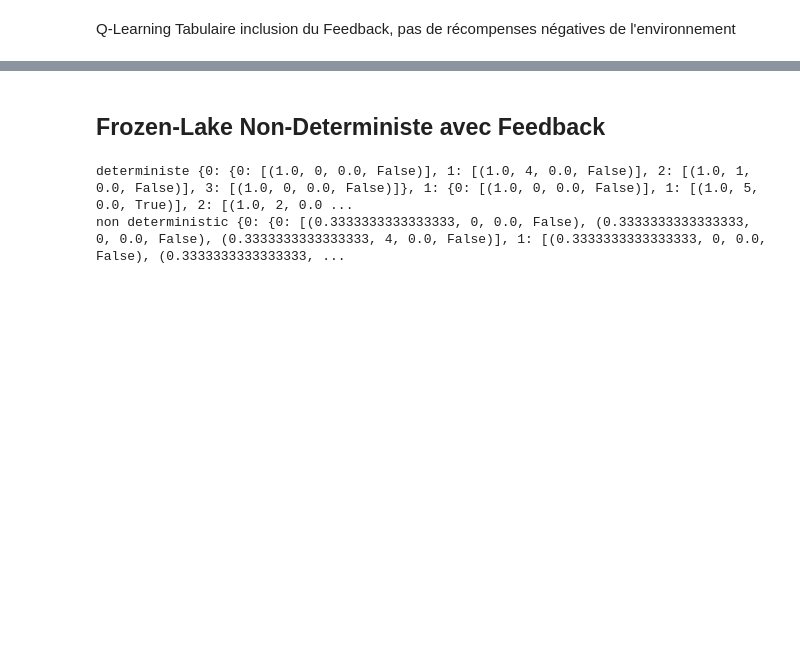
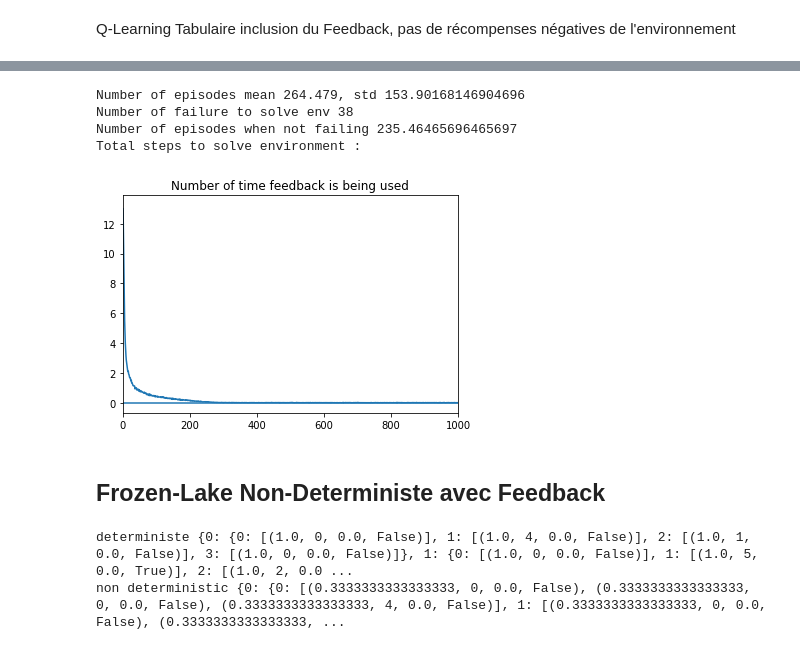
Before and after one commit to Mathieu-Seurin/safe_frozen_lake, a Jupyter notebook: test_safe.ipynb, the cells around one changed output, grey strips where cells are left out. Drawn from its saved outputs; the diff is of its cells as text; code cells hidden in the pictures; blank space fills up the shorter version.

```diff
--- a/test_safe.ipynb
+++ b/test_safe.ipynb
@@ -318,3 +415,19 @@ Number of episodes when not failing 7.787692307692308
+# %%
+gamma = 0.99
+expected_exploration_steps = 3000
+margin=0.2
+lr=0.7
+
+algo = lambda : TabQLearningControlerFeedback(16, 4, gamma=gamma, lr=lr, expected_exploration_steps=expected_exploration_steps, margin=margin)
+game = FrozenLakeEnvStop(is_slippery=False, reward_when_falling=0)
+
+run_multiple_expe(algo, game, n_expe=1000)
+# %% [output]
+Number of episodes mean 264.479, std 153.90168146904696
+Number of failure to solve env 38
+Number of episodes when not failing 235.46465696465697
+Total steps to solve environment :
+[figure, added]
 # %% [markdown]
 Frozen-Lake Non-Deterministe avec Feedback
 -------------------
```
Also changed, not shown: parts of 7 cells of this notebook.
